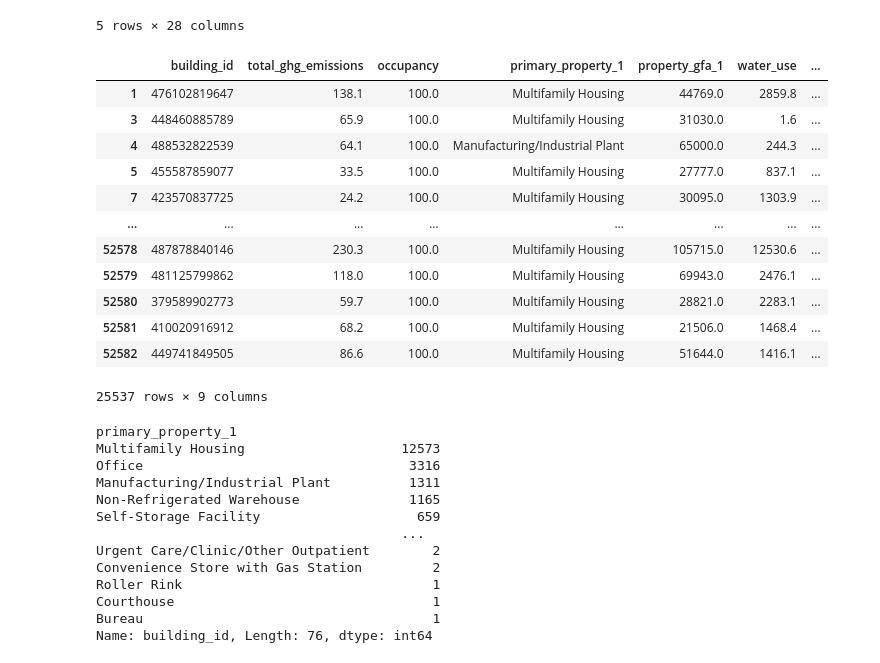
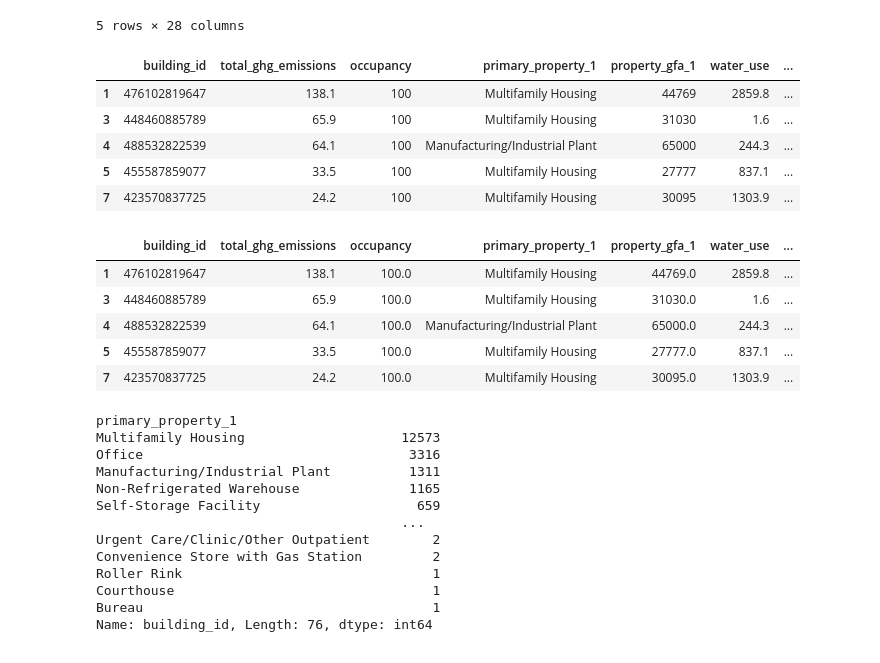
Before and after one commit to yashkansal97/LA_Energy_Water_Analysis, a Jupyter notebook: P1_Energy_Water_Analysis.ipynb, the cells around one changed output. Saved outputs shown, nothing was run; the diff lists cells and outputs as text; code cells hidden in the pictures.

```diff
--- a/P1_Energy_Water_Analysis.ipynb
+++ b/P1_Energy_Water_Analysis.ipynb
@@ -33,34 +34,37 @@ WARNING:root:Requests made without an app_token will be subject to strict thrott
 | 4 | 4715 S ALAMEDA ST | 488532822539 | COMPLIED | 90058 | 2021 | 011 | 50,000 to 99,999 sqft | ... |
 5 rows × 28 columns
 # %%
+# Create another dataframe to only include columns we would be using and drop rows with the NaN and "Not Available" values
 results_clean_df = results_df.loc[:,['building_id', 'total_ghg_emissions', 'occupancy', 'primary_property_1', 'property_gfa_1', \
 'water_use', 'weather_normalized_3', 'weather_normalized_4', 'year_built']]
-results = results_clean_df.replace("Not Available", np.nan)
-results = results.dropna()
+results_NaN = results_clean_df.replace("Not Available", np.nan)
+results = results_NaN.dropna()
+results.head()
+# %% [output]
+|  | building_id | total_ghg_emissions | occupancy | primary_property_1 | property_gfa_1 | water_use | ... |
+| 1 | 476102819647 | 138.1 | 100 | Multifamily Housing | 44769 | 2859.8 | ... |
+| 3 | 448460885789 | 65.9 | 100 | Multifamily Housing | 31030 | 1.6 | ... |
+| 4 | 488532822539 | 64.1 | 100 | Manufacturing/Industrial Plant | 65000 | 244.3 | ... |
+| 5 | 455587859077 | 33.5 | 100 | Multifamily Housing | 27777 | 837.1 | ... |
+| 7 | 423570837725 | 24.2 | 100 | Multifamily Housing | 30095 | 1303.9 | ... |
 # %%
+# Change the data type to float for columns with number values
 results_init= results.astype({'total_ghg_emissions': 'float',
                      'occupancy': 'float',
                      'property_gfa_1': 'float',
                       'water_use': 'float',
                       'weather_normalized_3': 'float',
                       'weather_normalized_4': 'float',
                       'year_built': 'float'
                      })
-
+# Remove buildings with 0 occupancy so we are only studying buildings that are occupied
 results_final = results_init.loc[results_init["occupancy"] != 0]
-results_final
+results_final.head()
 # %% [output]
 |  | building_id | total_ghg_emissions | occupancy | primary_property_1 | property_gfa_1 | water_use | ... |
 | 1 | 476102819647 | 138.1 | 100.0 | Multifamily Housing | 44769.0 | 2859.8 | ... |
 | 3 | 448460885789 | 65.9 | 100.0 | Multifamily Housing | 31030.0 | 1.6 | ... |
 | 4 | 488532822539 | 64.1 | 100.0 | Manufacturing/Industrial Plant | 65000.0 | 244.3 | ... |
 | 5 | 455587859077 | 33.5 | 100.0 | Multifamily Housing | 27777.0 | 837.1 | ... |
 | 7 | 423570837725 | 24.2 | 100.0 | Multifamily Housing | 30095.0 | 1303.9 | ... |
-| ... | ... | ... | ... | ... | ... | ... | ... |
-| 52578 | 487878840146 | 230.3 | 100.0 | Multifamily Housing | 105715.0 | 12530.6 | ... |
-| 52579 | 481125799862 | 118.0 | 100.0 | Multifamily Housing | 69943.0 | 2476.1 | ... |
-| 52580 | 379589902773 | 59.7 | 100.0 | Multifamily Housing | 28821.0 | 2283.1 | ... |
-| 52581 | 410020916912 | 68.2 | 100.0 | Multifamily Housing | 21506.0 | 1468.4 | ... |
-| 52582 | 449741849505 | 86.6 | 100.0 | Multifamily Housing | 51644.0 | 1416.1 | ... |
-25537 rows × 9 columns
 # %%
```
Also changed, not shown: parts of 51 cells of this notebook, 12 other files.
